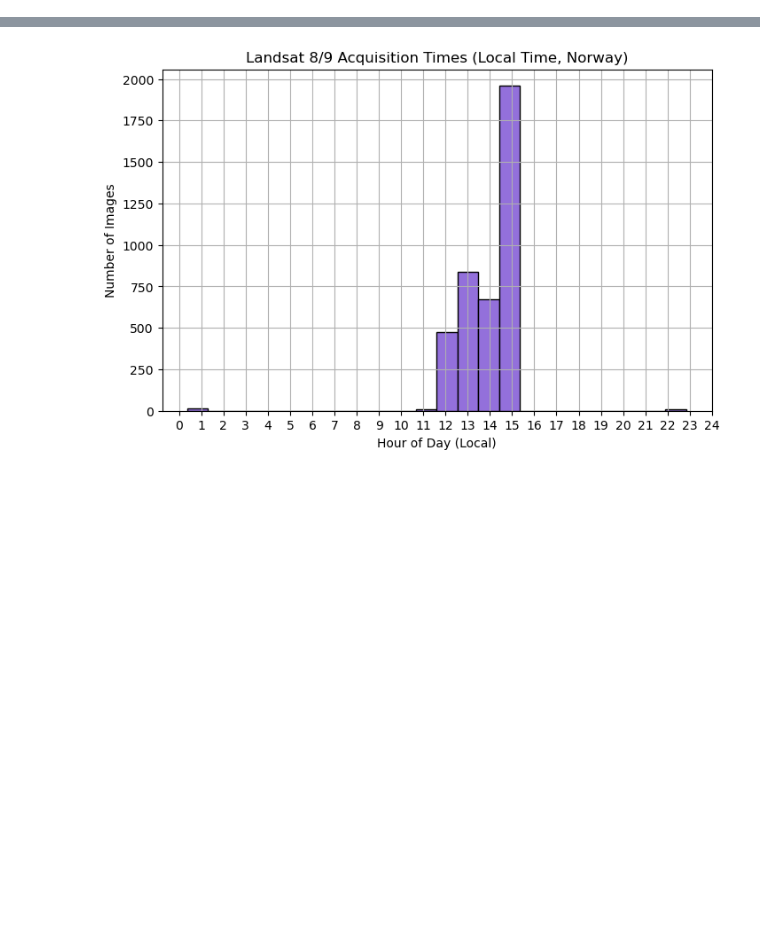
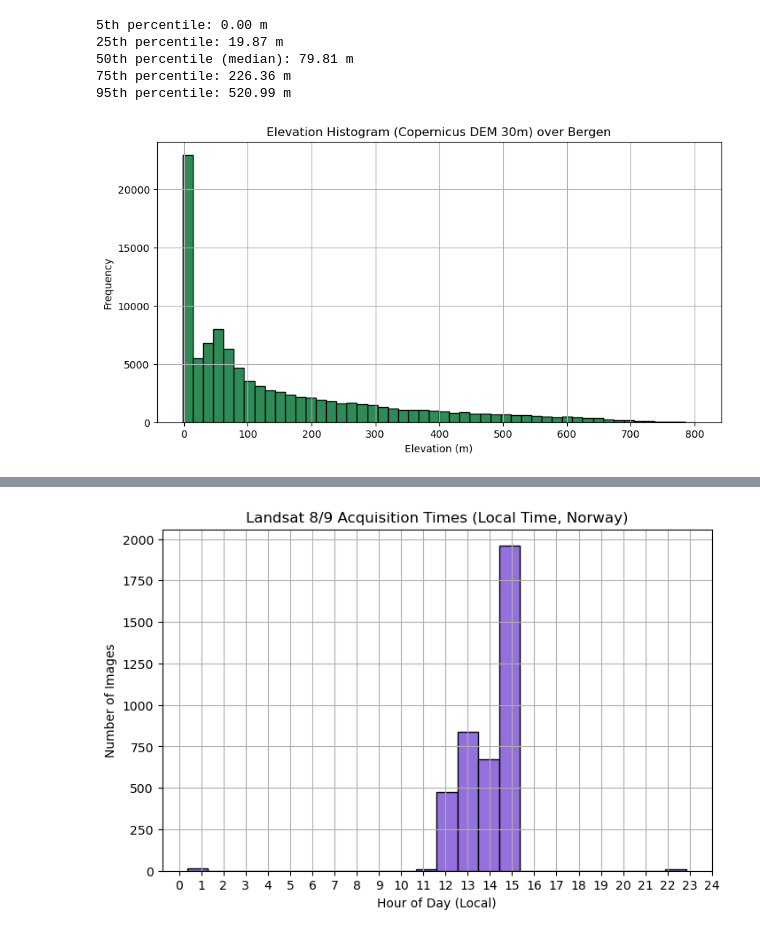
Before and after one commit to GeliezaK/master_thesis, a Jupyter notebook: src/extract_datasets_gee.ipynb, the cells around one changed output, grey strips where cells are left out. Saved outputs shown, nothing was run; the diff lists cells and outputs as text; code cells hidden in the pictures; blank space fills up the shorter version.

```diff
--- a/src/extract_datasets_gee.ipynb
+++ b/src/extract_datasets_gee.ipynb
@@ -80,0 +113,47 @@ Map(center=[60.39, 5.33], controls=(WidgetControl(options=['position', 'transpar
+# %%
+# Histogram of elevation
+
+# Sample elevation pixels inside bergen_roi
+elevation_samples = dem_clipped.sample(
+    region=bergen_roi,
+    scale=30,
+    geometries=False,
+    numPixels=1e5,  # Limit to avoid memory errors
+    seed=42
+)
+
+# Get values to client
+elevation_dict = elevation_samples.reduceColumns(
+    reducer=ee.Reducer.toList(),
+    selectors=['DEM']
+)
+
+# Fetch to Python
+elevation_values = elevation_dict.get('list').getInfo()
+
+# Compute percentiles
+p5, p25, p50, p75, p95 = np.percentile(elevation_values, [5, 25, 50, 75, 95])
+
+# Print results rounded to 2 decimal places
+print(f"5th percentile: {p5:.2f} m")
+print(f"25th percentile: {p25:.2f} m")
+print(f"50th percentile (median): {p50:.2f} m")
+print(f"75th percentile: {p75:.2f} m")
+print(f"95th percentile: {p95:.2f} m")
+
+
+# Plot histogram
+plt.figure(figsize=(10, 5))
+plt.hist(elevation_values, bins=50, color='seagreen', edgecolor='black')
+plt.title('Elevation Histogram (Copernicus DEM 30m) over Bergen')
+plt.xlabel('Elevation (m)')
+plt.ylabel('Frequency')
+plt.grid(True)
+plt.show()
+# %% [output]
+5th percentile: 0.00 m
+25th percentile: 19.87 m
+50th percentile (median): 79.81 m
+75th percentile: 226.36 m
+95th percentile: 520.99 m
+[figure, added]
```
Also changed, not shown: parts of 25 cells of this notebook, 8 other files.
